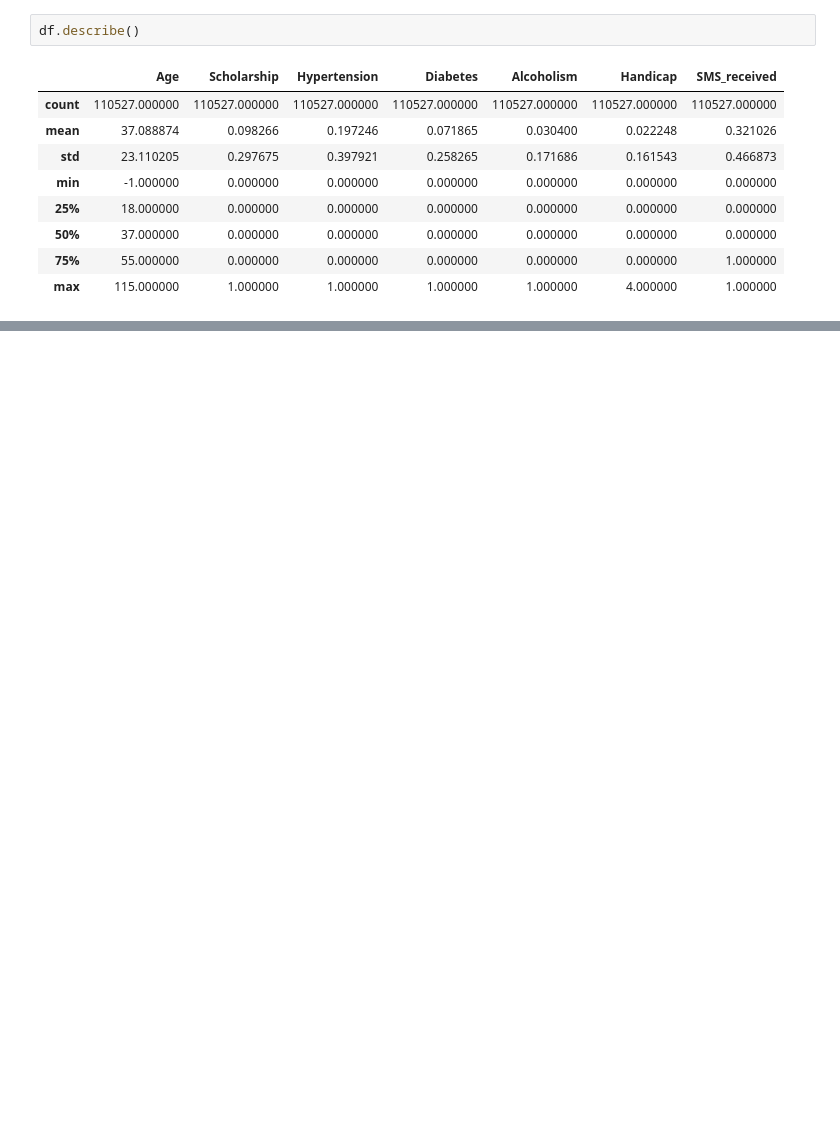
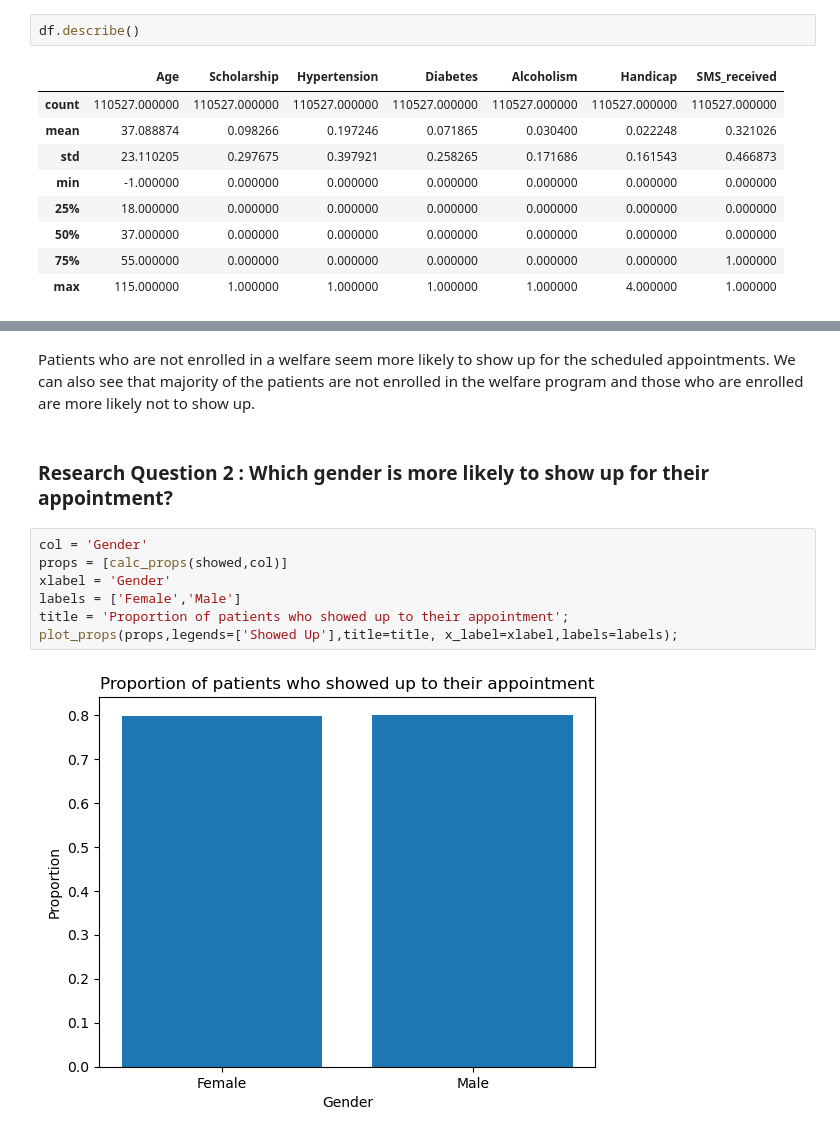
Before and after one commit to NajibAdan/UdacityxALX, a Jupyter notebook: Project_001/Investigate_a_Dataset.ipynb, the cells around one changed output, grey strips where cells are left out. Drawn from its saved outputs; the diff is of its cells as text; blank space fills up the shorter version.

```diff
--- a/Project_001/Investigate_a_Dataset.ipynb
+++ b/Project_001/Investigate_a_Dataset.ipynb
@@ -439,0 +203,13 @@ call(['python', '-m', 'nbconvert', 'Investigate_a_Dataset.ipynb'])
+# %% [markdown]
+Patients who are not enrolled in a welfare seem more likely to show up for the scheduled appointments. We can also see that majority of the patients are not enrolled in the welfare program and those who are enrolled are more likely not to show up.
+# %% [markdown]
+### Research Question 2 : Which gender is more likely to show up for their appointment?
+# %%
+col = 'Gender'
+props = [calc_props(showed,col)]
+xlabel = 'Gender'
+labels = ['Female','Male']
+title = 'Proportion of patients who showed up to their appointment';
+plot_props(props,legends=['Showed Up'],title=title, x_label=xlabel,labels=labels);
+# %% [output]
+[figure, added]
```
Also changed, not shown: parts of 94 cells of this notebook, 3 other files.
